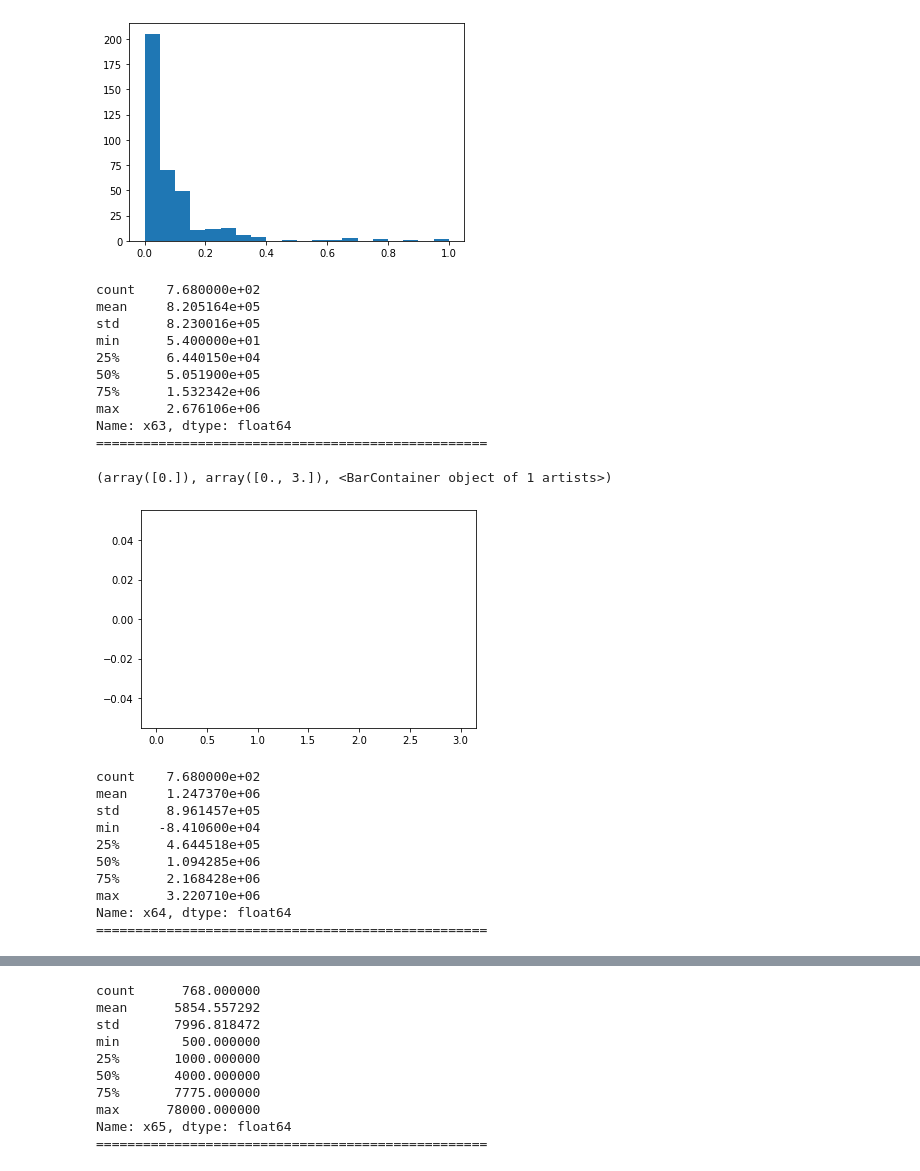
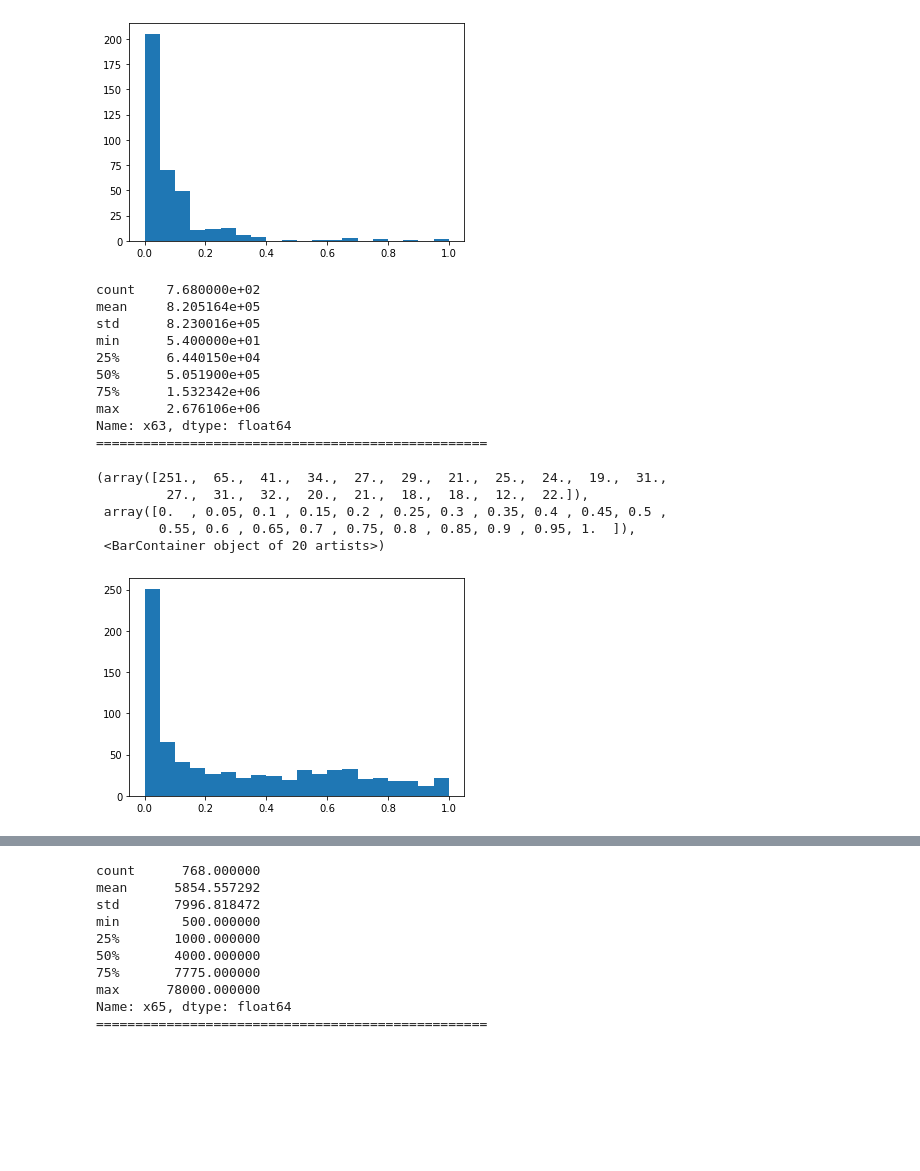
Before and after one commit to tk-tatsuro/data-science, a Jupyter notebook: bainary_classification/binary_classification.ipynb, the cells around one changed output, grey strips where cells are left out. Cells and saved outputs as stored; diff of their text form; code cells hidden in the pictures; blank space fills up the shorter version.

```diff
--- a/bainary_classification/binary_classification.ipynb
+++ b/bainary_classification/binary_classification.ipynb
@@ -742,37 +711,27 @@ Name: x62, dtype: float64
         0.55, 0.6 , 0.65, 0.7 , 0.75, 0.8 , 0.85, 0.9 , 0.95, 1.  ]),
  <BarContainer object of 20 artists>)
 [figure]
-# %%
-# float
-print(df_proc['x63'].describe())
-print("="*50)
-plt.hist(df_proc['x63'], bins=1, range=(0,3))
-# %% [output]
-count    7.680000e+02
-mean     8.205164e+05
-std      8.230016e+05
-min      5.400000e+01
-25%      6.440150e+04
-50%      5.051900e+05
-75%      1.532342e+06
-max      2.676106e+06
-Name: x63, dtype: float64
-==================================================
-(array([0.]), array([0., 3.]), <BarContainer object of 1 artists>)
-[figure, removed]
-# %%
-# float
-print(df_proc['x64'].describe())
-print("="*50)
-plt.hist(df_proc['x64'], bins=20, range=(0,100))
-# %% [output]
-count    7.680000e+02
-mean     1.247370e+06
-std      8.961457e+05
-min     -8.410600e+04
-25%      4.644518e+05
-50%      1.094285e+06
-75%      2.168428e+06
-max      3.220710e+06
-Name: x64, dtype: float64
-==================================================
+# %%
+print(df_hist['x63'].describe())
+print("="*50)
+# plt.hist(df_hist['x63'], bins=20, range=(0,330000))
+# print("="*50)
+df_hist['x63'] = df_hist['x63']/df_hist['x63'].max()
+plt.hist(df_hist['x63'], bins=20, range=(0,1))
+# %% [output]
+count    7.680000e+02
+mean     8.205164e+05
+std      8.230016e+05
+min      5.400000e+01
+25%      6.440150e+04
+50%      5.051900e+05
+75%      1.532342e+06
+max      2.676106e+06
+Name: x63, dtype: float64
+==================================================
+(array([251.,  65.,  41.,  34.,  27.,  29.,  21.,  25.,  24.,  19.,  31.,
+         27.,  31.,  32.,  20.,  21.,  18.,  18.,  12.,  22.]),
+ array([0.  , 0.05, 0.1 , 0.15, 0.2 , 0.25, 0.3 , 0.35, 0.4 , 0.45, 0.5 ,
+        0.55, 0.6 , 0.65, 0.7 , 0.75, 0.8 , 0.85, 0.9 , 0.95, 1.  ]),
+ <BarContainer object of 20 artists>)
+[figure, added]
```
Also changed, not shown: parts of 42 cells of this notebook.
